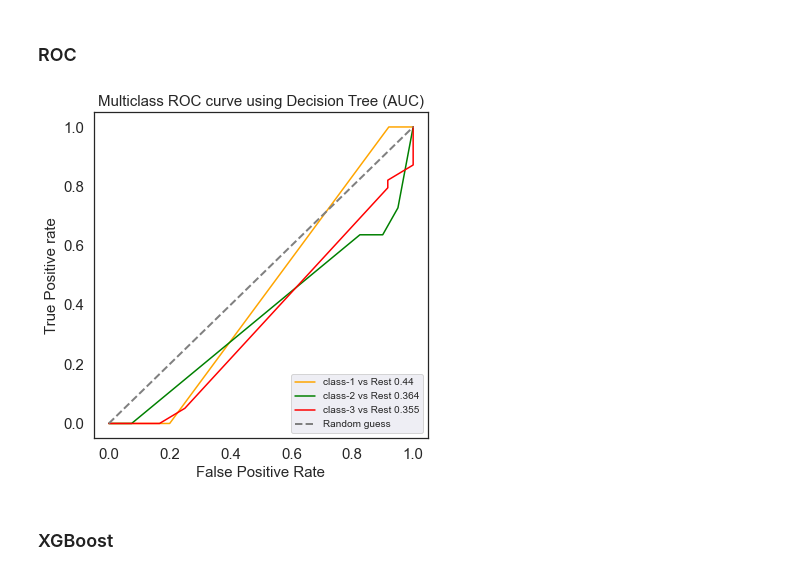
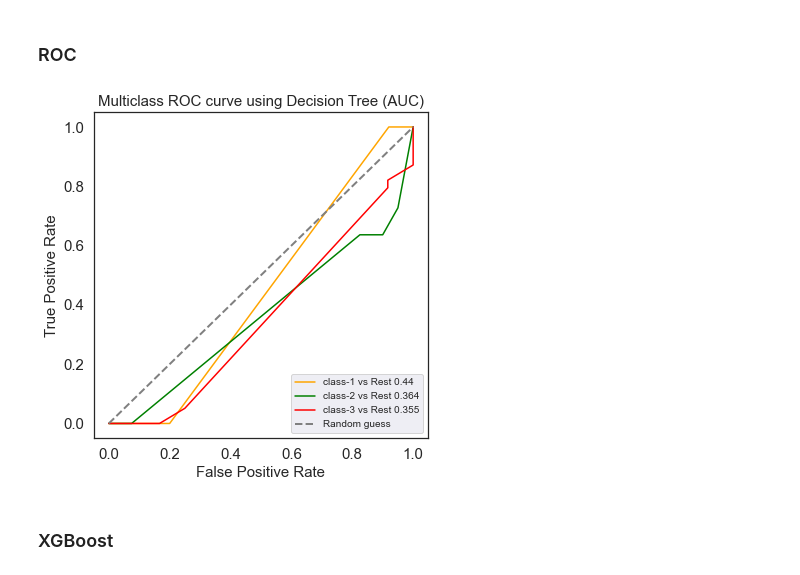
Before and after one commit to Thunderbeee/hai-cooking, a Jupyter notebook: modeling/round-scale-modeling.ipynb, the cells around one changed output. Saved outputs shown, nothing was run; the diff lists cells and outputs as text; code cells hidden in the pictures.

```diff
--- a/modeling/round-scale-modeling.ipynb
+++ b/modeling/round-scale-modeling.ipynb
@@ -884,35 +960,35 @@ a = []
 classes = clf.classes_
 for i in range(len(classes)):
     # Gets the class
     c = classes[i]
 
     # Prepares an auxiliar dataframe to help with the plots
     df_aux = X_val.copy()
     df_aux['class'] = [1 if y == c else 0 for y in y_val]
     df_aux['prob'] = pred_prob[:, i]
     df_aux = df_aux.reset_index(drop = True)
 
 
     # Calculates the ROC AUC OvR
     a.append(round(roc_auc_score(df_aux['class'], df_aux['prob']),3))
 #     print(roc_auc_score(df_aux['class'], df_aux['prob']))
 
 sns.set_style("white")
 plt.plot(fpr[0], tpr[0], linestyle='-',color='orange', label=f'class-1 vs Rest {a[0]}')
 plt.plot(fpr[1], tpr[1], linestyle='-',color='green', label=f'class-2 vs Rest {a[1]}')
 plt.plot(fpr[2], tpr[2], linestyle='-',color='red', label=f'class-3 vs Rest {a[2]}')
 
 plt.title('Multiclass ROC curve using Decision Tree (AUC)',fontsize=15)
 plt.xlabel('False Positive Rate',fontsize=15)
-plt.ylabel('True Positive rate',fontsize=15)
+plt.ylabel('True Positive Rate',fontsize=15)
 plt.tick_params(labelsize=15)
 sns.set(rc={'figure.figsize':(6,6)})
 plt.plot([0, 1], [0, 1], linestyle='--', lw=2, color='grey', label='Random guess')
 # plt.legend(loc='best',fontsize=10)
 plt.legend(loc="lower right", fontsize=10)
 plt.savefig("DT.pdf",dpi=300);
 # %% [output]
-[figure, old version]
+[figure, new version]
 # %% [markdown]
 ### XGBoost
 # %%
```
Also changed, not shown: parts of 27 cells of this notebook, 5 other files.
